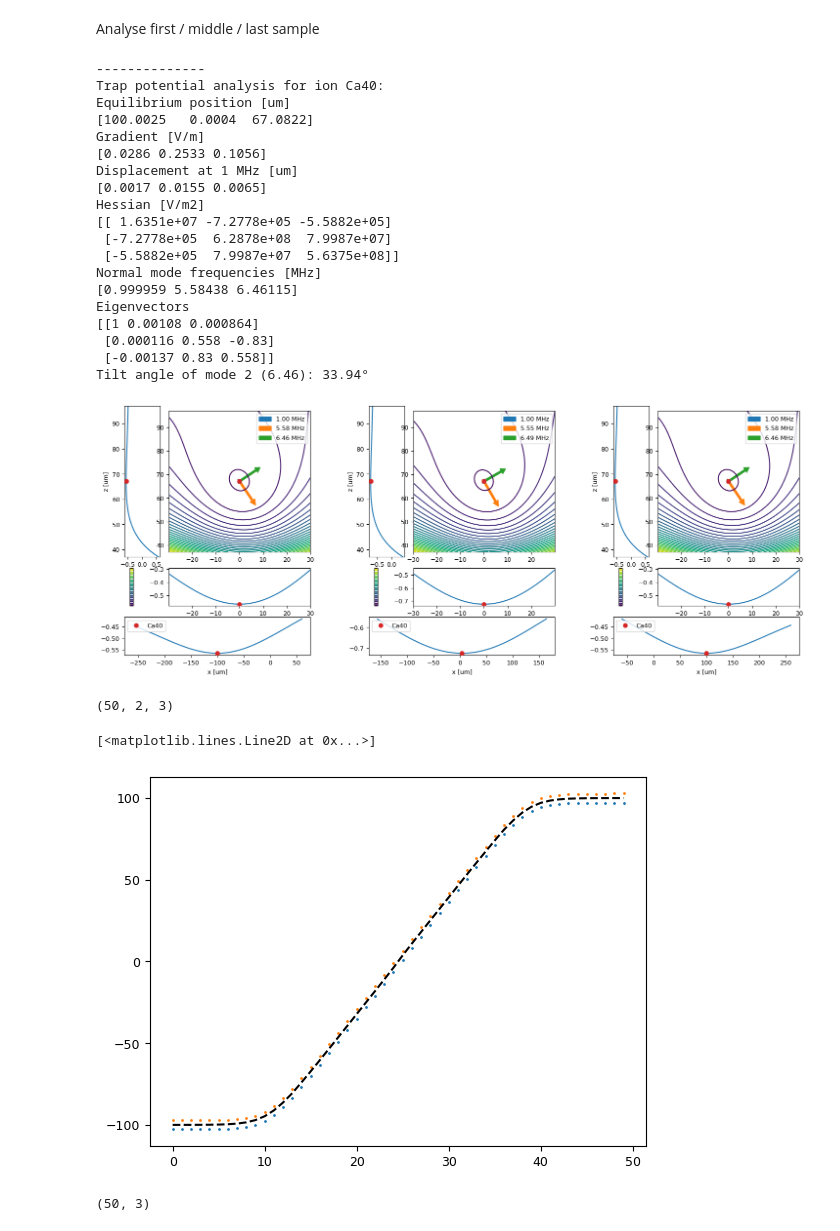
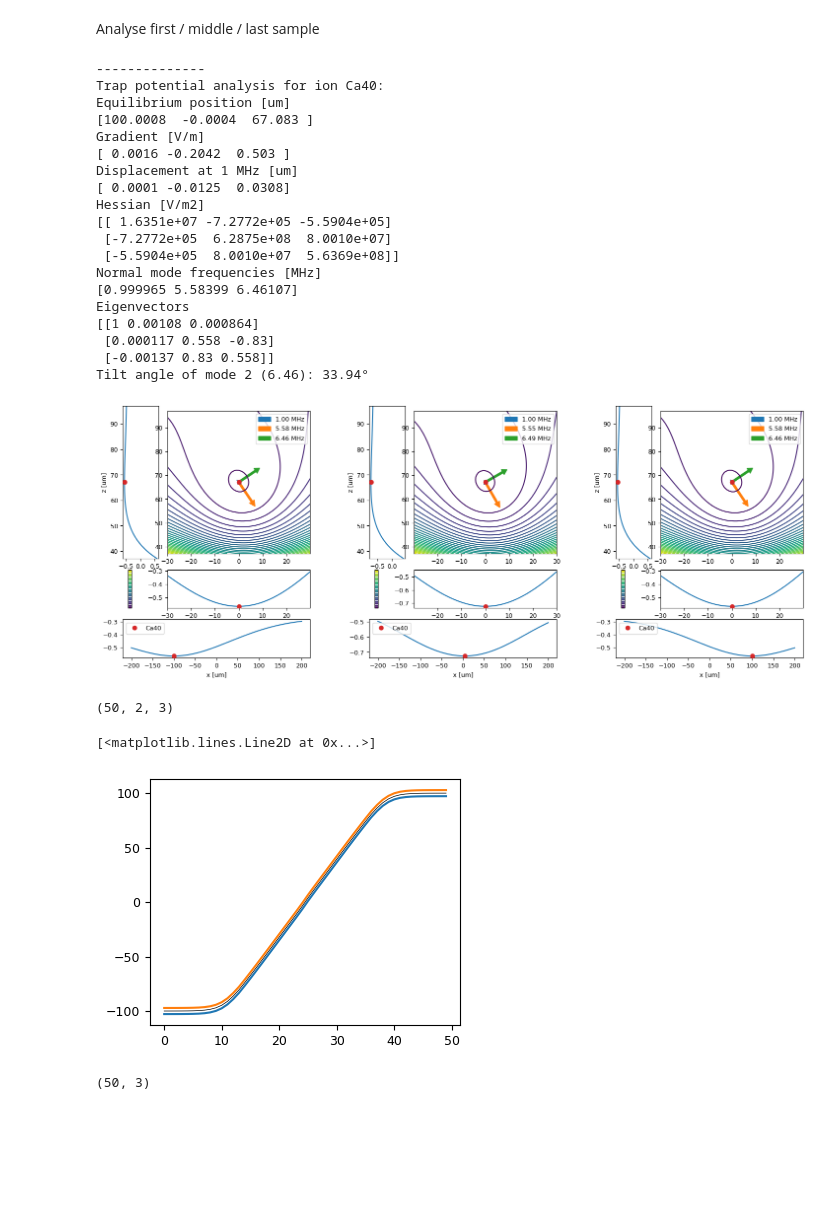
Before and after one commit to tiqi-group/pytrans-examples, a Jupyter notebook: examples/03_transport.ipynb, the cells around one changed output. Saved outputs shown, nothing was run; the diff lists cells and outputs as text; code cells hidden in the pictures; blank space fills up the shorter version.

```diff
--- a/examples/03_transport.ipynb
+++ b/examples/03_transport.ipynb
@@ -102,7 +81,7 @@ waveform = np.load(data_dir / 'waveform_transport.npy')
 Analyse first / middle / last sample
 # %%
 r0 = (0, 0, trap.z0)
-roi = (160e-6, 30e-6, 30e-6)
+roi = ((-200e-6, 200e-6), 30e-6, 30e-6)
 
 fig, axes = plot_potential_make_layout(3)
 res1 = analyse_potential(trap, voltages=waveform[0], ions=Ca40, r0=r0, roi=roi, verbose=False, axes=axes[0])
@@ -114,20 +93,20 @@ res2
 --------------
 Trap potential analysis for ion Ca40:
 Equilibrium position [um]
-[100.0025   0.0004  67.0822]
+[100.0008  -0.0004  67.083 ]
 Gradient [V/m]
-[0.0286 0.2533 0.1056]
+[ 0.0016 -0.2042  0.503 ]
 Displacement at 1 MHz [um]
-[0.0017 0.0155 0.0065]
+[ 0.0001 -0.0125  0.0308]
 Hessian [V/m2]
-[[ 1.6351e+07 -7.2778e+05 -5.5882e+05]
- [-7.2778e+05  6.2878e+08  7.9987e+07]
- [-5.5882e+05  7.9987e+07  5.6375e+08]]
+[[ 1.6351e+07 -7.2772e+05 -5.5904e+05]
+ [-7.2772e+05  6.2875e+08  8.0010e+07]
+ [-5.5904e+05  8.0010e+07  5.6369e+08]]
 Normal mode frequencies [MHz]
-[0.999959 5.58438 6.46115]
+[0.999965 5.58399 6.46107]
 Eigenvectors
 [[1 0.00108 0.000864]
- [0.000116 0.558 -0.83]
+ [0.000117 0.558 -0.83]
  [-0.00137 0.83 0.558]]
 Tilt angle of mode 2 (6.46): 33.94°
-[figure, old version]
+[figure, new version]
@@ -151,11 +130,12 @@ x_eq2.shape
 # %% [output]
 (50, 2, 3)
 # %%
-plt.plot(x_eq2[:, :, 0], 'o', ms=1)
-plt.plot(x_eq[:, 0], 'k--')
+plt.figure(figsize=(4, 3.2))
+plt.plot(x_eq2[:, :, 0], '-', ms=1)
+plt.plot(x_eq[:, 0], 'k', lw=0.5)
 # %% [output]
 [<matplotlib.lines.Line2D at 0x...>]
-[figure, old version]
+[figure, new version]
 # %%
 xx = x_eq[:, 0]
 freqs.shape
```
Also changed, not shown: parts of 8 cells of this notebook, 7 other files.
